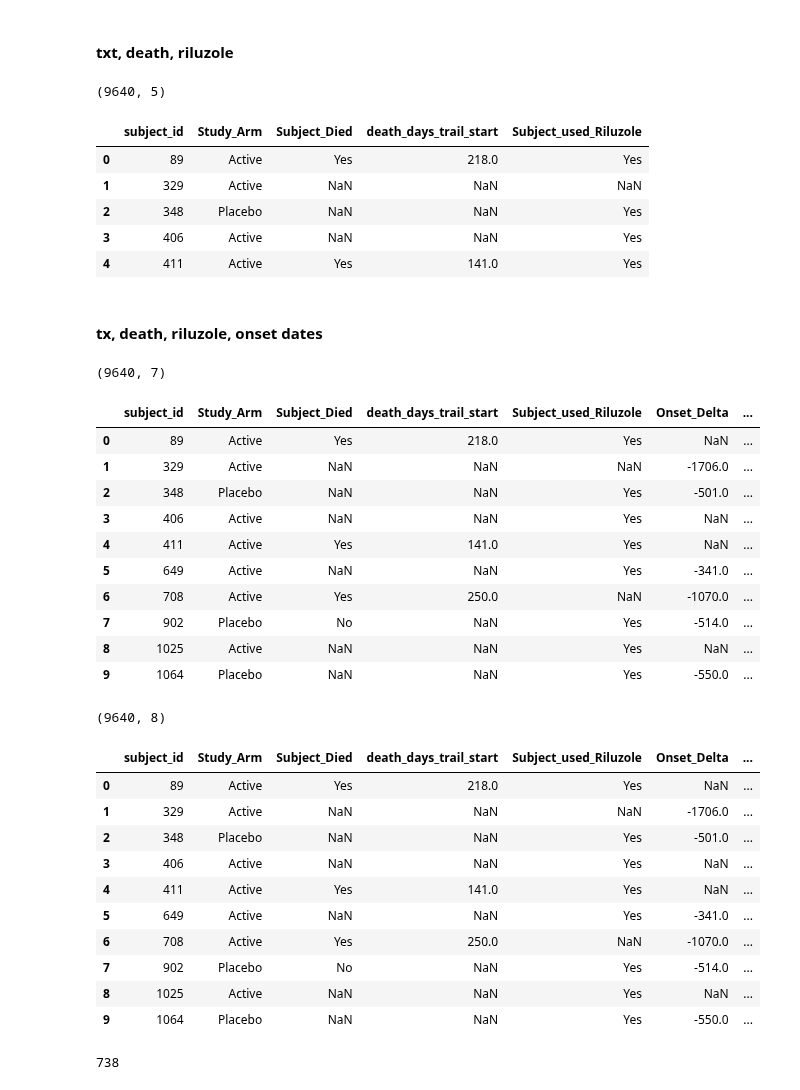
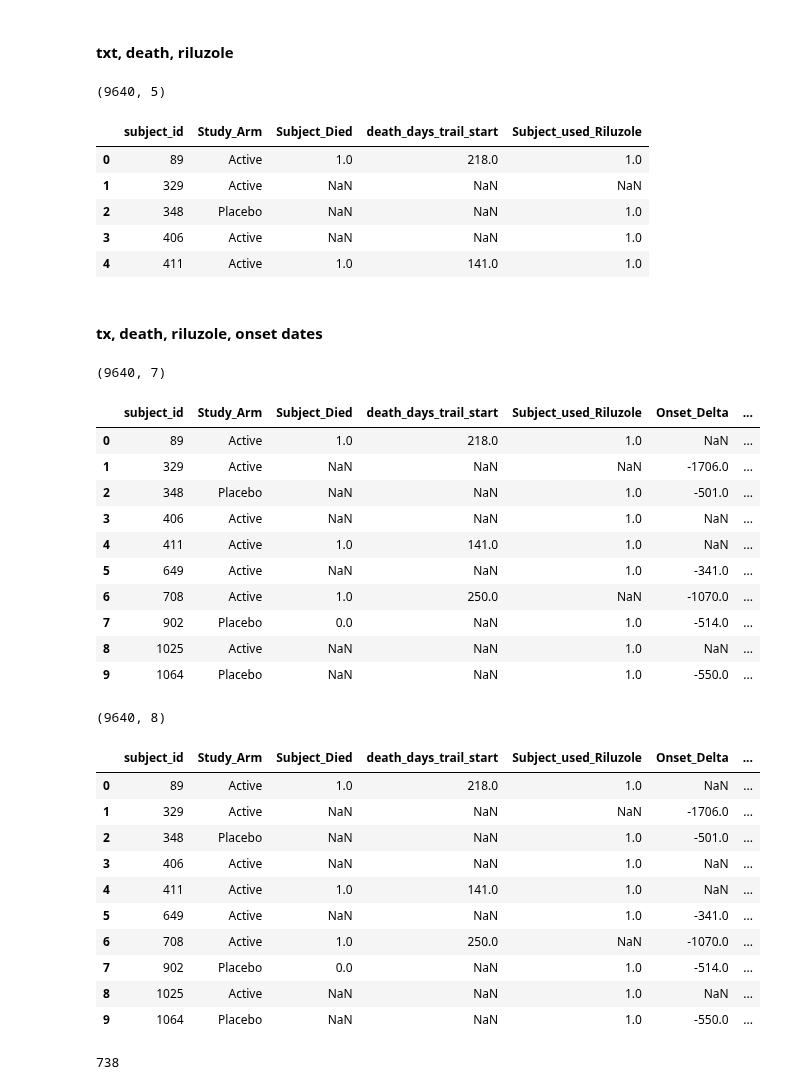
Before and after one commit to ttompk/als, a Jupyter notebook: eda.ipynb, the cells around one changed output. Cells and saved outputs as stored; diff of their text form; code cells hidden in the pictures.

```diff
--- a/eda.ipynb
+++ b/eda.ipynb
@@ -454,3 +475,6 @@ Number subjects duplicated: 0
 death['death_days_trail_start'] = death['Death_Days']
 # %%
 death.drop('Death_Days', axis=1, inplace=True)
+# %%
+# convert subject died to 1=yes, 0=no
+death['Subject_Died'].replace({'Yes': int(1), 'No': int(0)}, inplace=True)
@@ -478,3 +511,6 @@ Length g: 8817
 Number subjects duplicated: 0
 # %%
 riluzole.drop('Riluzole_use_Delta', axis=1, inplace=True)
+# %%
+# convert riluzole usage to 1=yes, 0=no
+riluzole['Subject_used_Riluzole'].replace({'Yes': int(1), 'No': int(0)}, inplace=True)
@@ -683,11 +725,11 @@ tdr.head()
 # %% [output]
 (9640, 5)
 |  | subject_id | Study_Arm | Subject_Died | death_days_trail_start | Subject_used_Riluzole |
-| 0 | 89 | Active | Yes | 218.0 | Yes |
+| 0 | 89 | Active | 1.0 | 218.0 | 1.0 |
 | 1 | 329 | Active | NaN | NaN | NaN |
-| 2 | 348 | Placebo | NaN | NaN | Yes |
-| 3 | 406 | Active | NaN | NaN | Yes |
-| 4 | 411 | Active | Yes | 141.0 | Yes |
+| 2 | 348 | Placebo | NaN | NaN | 1.0 |
+| 3 | 406 | Active | NaN | NaN | 1.0 |
+| 4 | 411 | Active | 1.0 | 141.0 | 1.0 |
 # %% [markdown]
 #### tx, death, riluzole, onset dates
 # %%
@@ -698,32 +740,32 @@ tdro.head(10)
 # %% [output]
 (9640, 7)
 |  | subject_id | Study_Arm | Subject_Died | death_days_trail_start | Subject_used_Riluzole | Onset_Delta | ... |
-| 0 | 89 | Active | Yes | 218.0 | Yes | NaN | ... |
+| 0 | 89 | Active | 1.0 | 218.0 | 1.0 | NaN | ... |
 | 1 | 329 | Active | NaN | NaN | NaN | -1706.0 | ... |
-| 2 | 348 | Placebo | NaN | NaN | Yes | -501.0 | ... |
-| 3 | 406 | Active | NaN | NaN | Yes | NaN | ... |
-| 4 | 411 | Active | Yes | 141.0 | Yes | NaN | ... |
-| 5 | 649 | Active | NaN | NaN | Yes | -341.0 | ... |
-| 6 | 708 | Active | Yes | 250.0 | NaN | -1070.0 | ... |
-| 7 | 902 | Placebo | No | NaN | Yes | -514.0 | ... |
-| 8 | 1025 | Active | NaN | NaN | Yes | NaN | ... |
-| 9 | 1064 | Placebo | NaN | NaN | Yes | -550.0 | ... |
+| 2 | 348 | Placebo | NaN | NaN | 1.0 | -501.0 | ... |
+| 3 | 406 | Active | NaN | NaN | 1.0 | NaN | ... |
+| 4 | 411 | Active | 1.0 | 141.0 | 1.0 | NaN | ... |
+| 5 | 649 | Active | NaN | NaN | 1.0 | -341.0 | ... |
+| 6 | 708 | Active | 1.0 | 250.0 | NaN | -1070.0 | ... |
+| 7 | 902 | Placebo | 0.0 | NaN | 1.0 | -514.0 | ... |
+| 8 | 1025 | Active | NaN | NaN | 1.0 | NaN | ... |
+| 9 | 1064 | Placebo | NaN | NaN | 1.0 | -550.0 | ... |
 # %%
-tdro['death_since_onset'] = np.abs(tdro['Onset_Delta']) + tdro['death_days_trail_start']
+tdro['death_day_since_onset'] = np.abs(tdro['Onset_Delta']) + tdro['death_days_trail_start']
 print(tdro.shape)
 tdro.head(10)
 # %% [output]
 (9640, 8)
 |  | subject_id | Study_Arm | Subject_Died | death_days_trail_start | Subject_used_Riluzole | Onset_Delta | ... |
-| 0 | 89 | Active | Yes | 218.0 | Yes | NaN | ... |
+| 0 | 89 | Active | 1.0 | 218.0 | 1.0 | NaN | ... |
 | 1 | 329 | Active | NaN | NaN | NaN | -1706.0 | ... |
-| 2 | 348 | Placebo | NaN | NaN | Yes | -501.0 | ... |
-| 3 | 406 | Active | NaN | NaN | Yes | NaN | ... |
-| 4 | 411 | Active | Yes | 141.0 | Yes | NaN | ... |
-| 5 | 649 | Active | NaN | NaN | Yes | -341.0 | ... |
-| 6 | 708 | Active | Yes | 250.0 | NaN | -1070.0 | ... |
-| 7 | 902 | Placebo | No | NaN | Yes | -514.0 | ... |
-| 8 | 1025 | Active | NaN | NaN | Yes | NaN | ... |
-| 9 | 1064 | Placebo | NaN | NaN | Yes | -550.0 | ... |
+| 2 | 348 | Placebo | NaN | NaN | 1.0 | -501.0 | ... |
+| 3 | 406 | Active | NaN | NaN | 1.0 | NaN | ... |
+| 4 | 411 | Active | 1.0 | 141.0 | 1.0 | NaN | ... |
+| 5 | 649 | Active | NaN | NaN | 1.0 | -341.0 | ... |
+| 6 | 708 | Active | 1.0 | 250.0 | NaN | -1070.0 | ... |
+| 7 | 902 | Placebo | 0.0 | NaN | 1.0 | -514.0 | ... |
+| 8 | 1025 | Active | NaN | NaN | 1.0 | NaN | ... |
+| 9 | 1064 | Placebo | NaN | NaN | 1.0 | -550.0 | ... |
 # %%
 # number of subjects that died after disease onset, placebo
```
Also changed, not shown: parts of 26 cells of this notebook, 5 other files.
